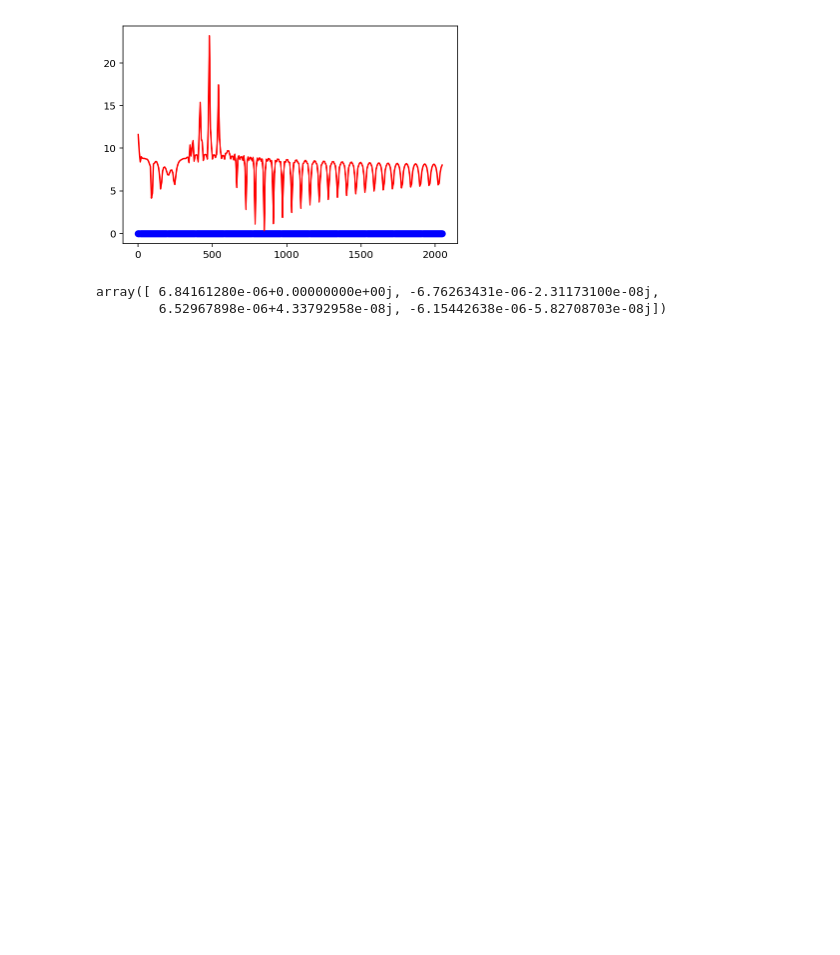
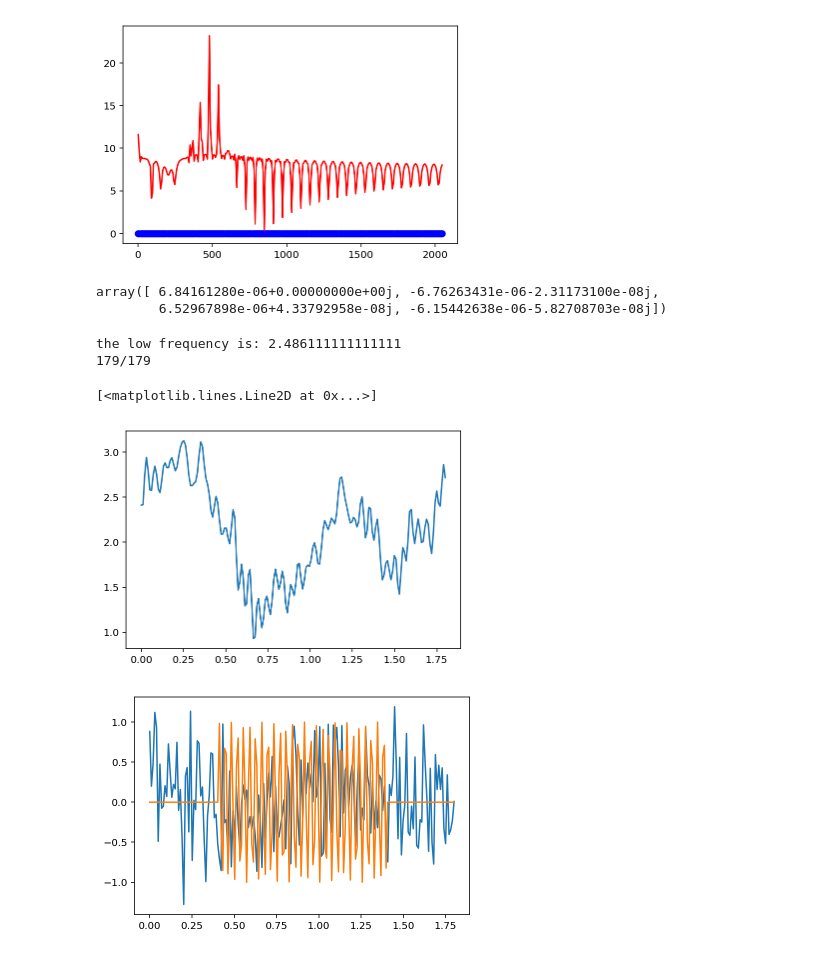
Before and after one commit to frmunozz/IrregularMatchedFilter, a Jupyter notebook: RegularSampling.ipynb, the cells around one changed output. Drawn from its saved outputs; the diff is of its cells as text; code cells hidden in the pictures; blank space fills up the shorter version.

Commit message:
trying to do the SNR manualy

```diff
--- a/RegularSampling.ipynb
+++ b/RegularSampling.ipynb
@@ -407,0 +444,35 @@ array([ 6.84161280e-06+0.00000000e+00j, -6.76263431e-06-2.31173100e-08j,
+# %%
+dt = 0.01        # time interval
+N = 180         # number of samples
+T = N * dt       # duration [s]
+np.random.seed(0)  # set the seed
+
+# time array
+times = np.linspace(0, N * dt, N)
+
+# generate the noise
+noise =  np.random.normal(0, 0.5, len(times))
+
+# generate the template
+template = np.zeros(len(times))
+# setting the low frequency
+low_f = 0.5 / times[int(len(times) / 9)]
+print("the low frequency is: {}".format(low_f))
+# two options to check template, one completely sinusoidal and another with just one peak
+template[int(len(times)*2/9): int(len(times)*7/9)] = Signal(frequencies=[5000],
+                                                          weights=[1]).sin_samples(times[0:int(len(times)*5/9)],
+                                                                                          with_noise=False)
+
+data = noise
+mf = ManualMatchFilter(data, template, dt)
+snr = mf.SNR(noise=noise)
+plt.plot(times, snr)
+plt.figure()
+plt.plot(times, data)
+plt.plot(times, template)
+# %% [output]
+the low frequency is: 2.486111111111111
+179/179
+[<matplotlib.lines.Line2D at 0x...>]
+[figure, added]
+[figure, added]
```
Also changed, not shown: parts of 3 cells of this notebook.
